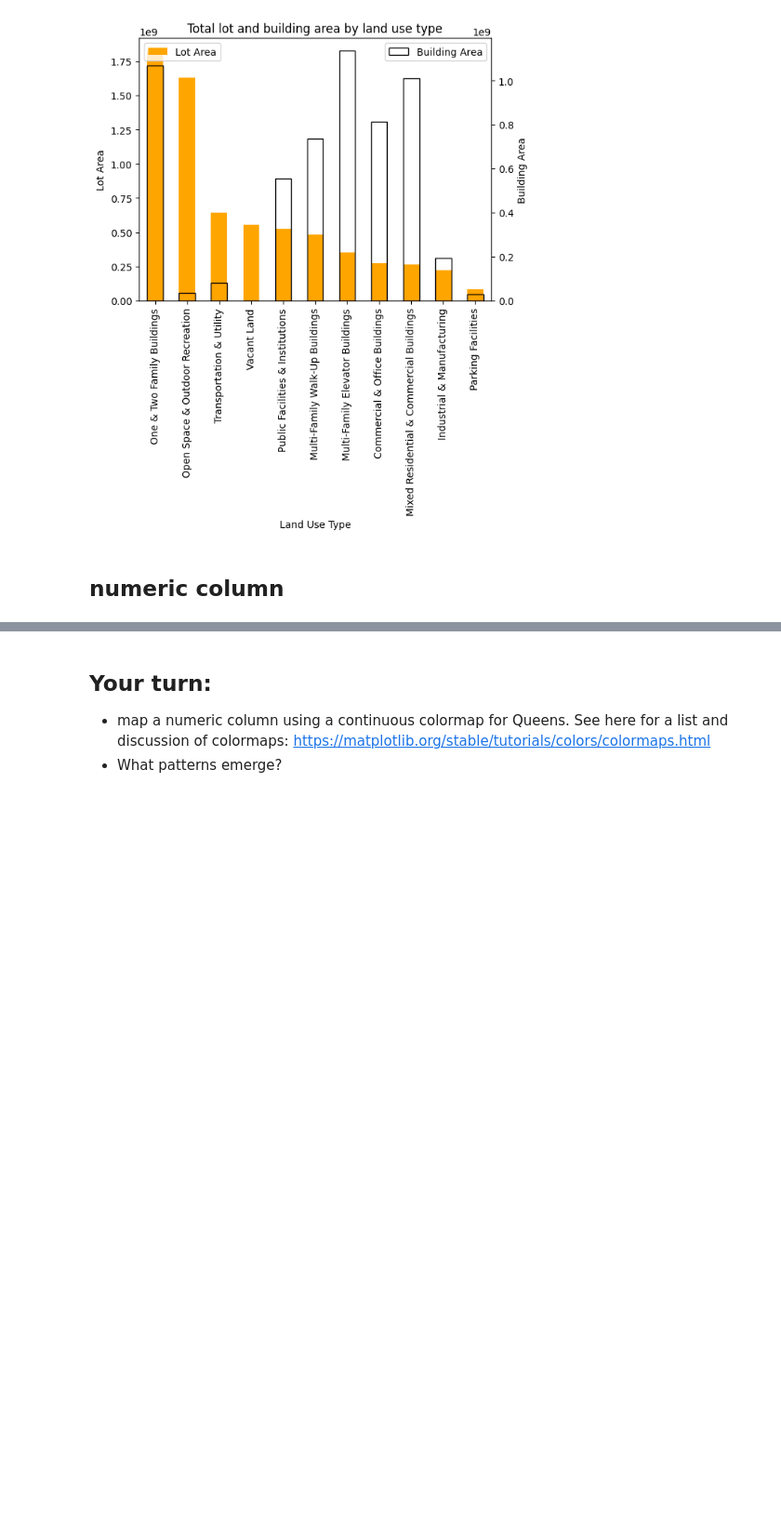
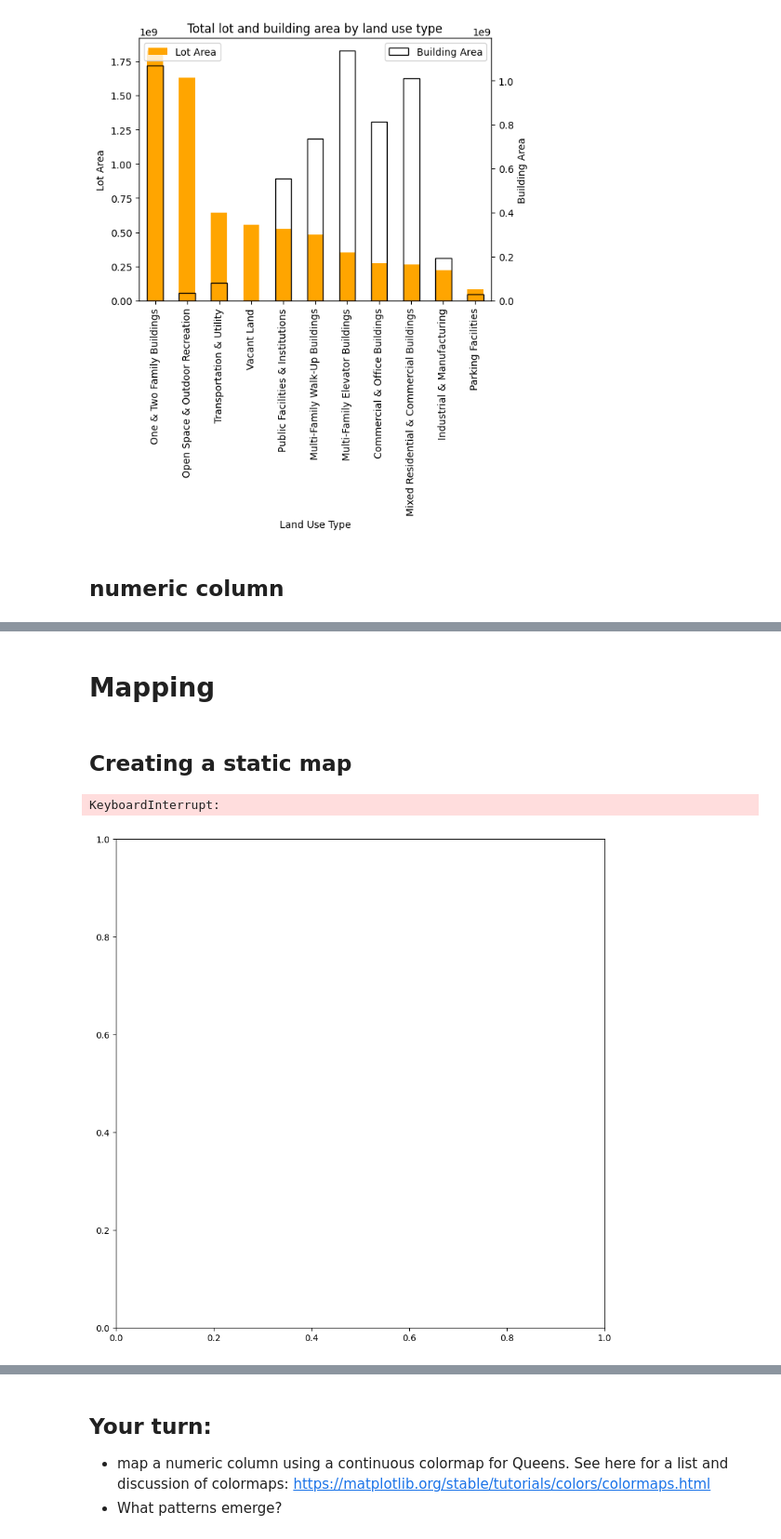
Before and after one commit to yumobennyyang/Mapping-Systems, a Jupyter notebook: Tutorials/01_vector_data_apis.ipynb, the cells around one changed output, grey strips where cells are left out. Shown at 93% size. Cells and saved outputs as stored; diff of their text form; code cells hidden in the pictures; blank space fills up the shorter version.

```diff
--- a/Tutorials/01_vector_data_apis.ipynb
+++ b/Tutorials/01_vector_data_apis.ipynb
@@ -304,0 +315,16 @@ Text(0.5, 1.0, 'NYC MapPLUTO')
+# %% [markdown]
+# Mapping
+# %% [markdown]
+## Creating a static map
+# %%
+# In this example, we are using matplotlib to map our pluto data.
+# Under the hood, matplotlib is drawing each individual polygon (>800,000),
+# which is resource intensive and hard to discern on a map! This is a good
+# place to start, but we'll soon move on to more advanced mapping techniques.
+
+
+pluto.plot(figsize=(10, 10)).set_axis_off()
+plt.title("NYC MapPLUTO")
+# %% [output]
+KeyboardInterrupt:
+[figure, added]
```
Also changed, not shown: parts of 88 cells of this notebook, 15 other files.
